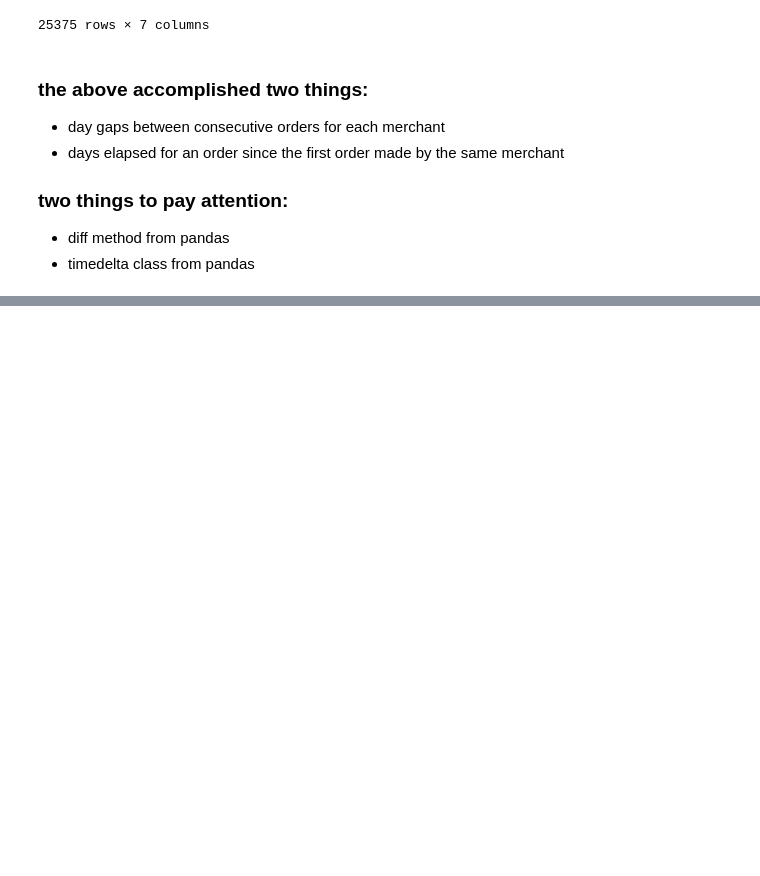
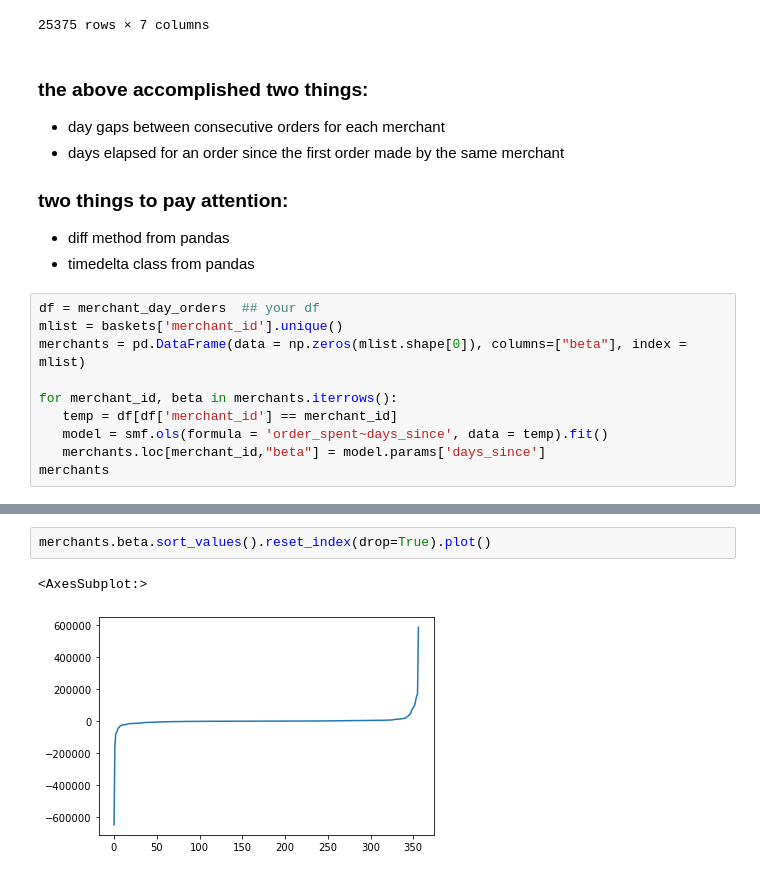
Before and after one commit to yingli/applieddatascience, a Jupyter notebook: sample_code/NB07_In_Class.ipynb, the cells around one changed output, grey strips where cells are left out. Cells and saved outputs as stored; diff of their text form; blank space fills up the shorter version.

```diff
--- a/sample_code/NB07_In_Class.ipynb
+++ b/sample_code/NB07_In_Class.ipynb
@@ -84,3 +84,13 @@ merchant_day_orders
 ### two things to pay attention:
  - diff method from pandas
  - timedelta class from pandas
+# %%
+df = merchant_day_orders  ## your df
+mlist = baskets['merchant_id'].unique()
+merchants = pd.DataFrame(data = np.zeros(mlist.shape[0]), columns=["beta"], index = mlist)
+
+for merchant_id, beta in merchants.iterrows():
+   temp = df[df['merchant_id'] == merchant_id]
+   model = smf.ols(formula = 'order_spent~days_since', data = temp).fit()
+   merchants.loc[merchant_id,"beta"] = model.params['days_since']
+merchants
@@ -86,0 +111,5 @@ merchant_day_orders
+# %%
+merchants.beta.sort_values().reset_index(drop=True).plot()
+# %% [output]
+<AxesSubplot:>
+[figure, added]
```
Also changed, not shown: parts of 1 cell of this notebook, 8 other files.
